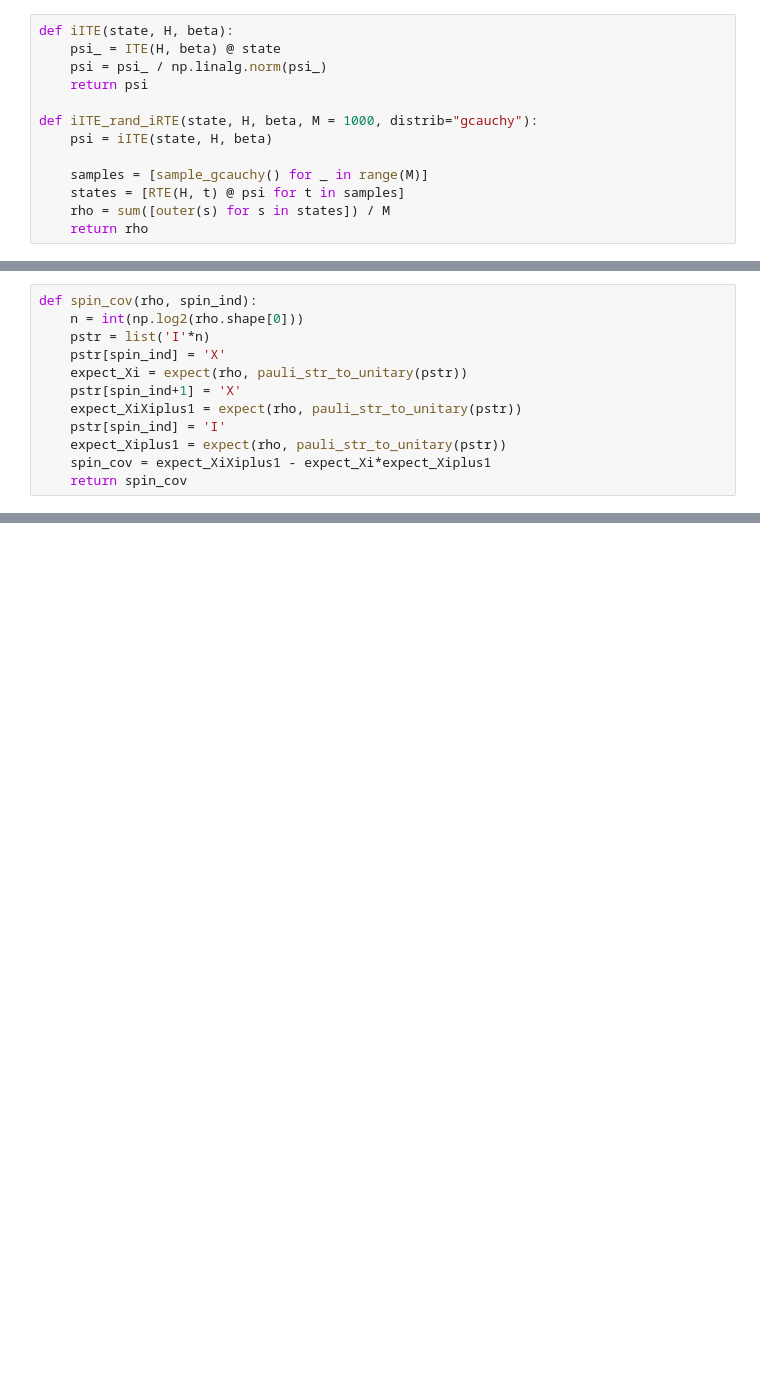
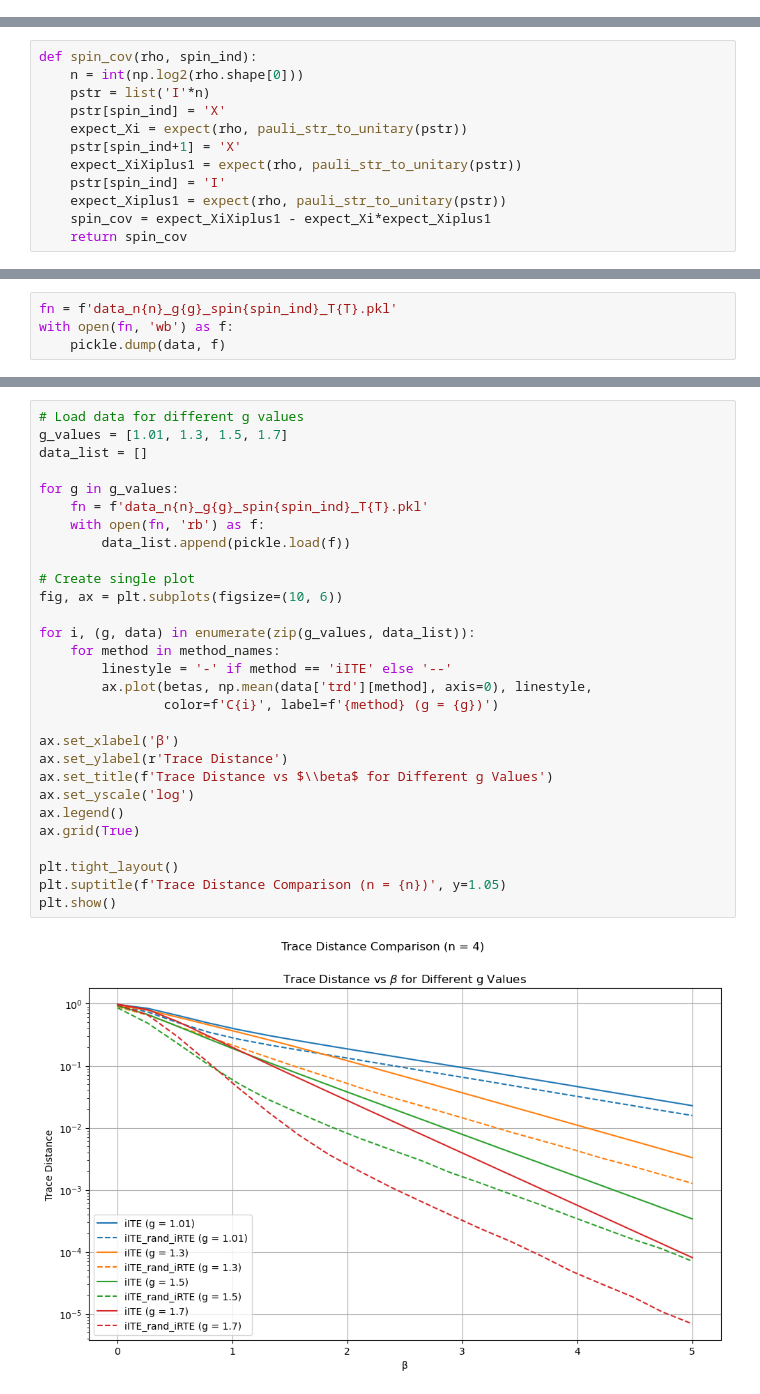
Before and after one commit to arulandu/rcite, a Jupyter notebook: main.ipynb, the cells around one changed output, grey strips where cells are left out. Saved outputs shown, nothing was run; the diff lists cells and outputs as text; blank space fills up the shorter version.

```diff
--- a/main.ipynb
+++ b/main.ipynb
@@ -98,13 +95,0 @@ plt.show()
-# %%
-def iITE(state, H, beta):
-    psi_ = ITE(H, beta) @ state
-    psi = psi_ / np.linalg.norm(psi_)
-    return psi
-
-def iITE_rand_iRTE(state, H, beta, M = 1000, distrib="gcauchy"):
-    psi = iITE(state, H, beta)
-
-    samples = [sample_gcauchy() for _ in range(M)]
-    states = [RTE(H, t) @ psi for t in samples]
-    rho = sum([outer(s) for s in states]) / M
-    return rho
@@ -150 +240,5 @@ for mi, m in enumerate(methods):
+# %%
+fn = f'data_n{n}_g{g}_spin{spin_ind}_T{T}.pkl'
+with open(fn, 'wb') as f:
+    pickle.dump(data, f)
 # %%
@@ -186,0 +313,31 @@ plt.show()
+# %%
+# Load data for different g values
+g_values = [1.01, 1.3, 1.5, 1.7]
+data_list = []
+
+for g in g_values:
+    fn = f'data_n{n}_g{g}_spin{spin_ind}_T{T}.pkl'
+    with open(fn, 'rb') as f:
+        data_list.append(pickle.load(f))
+
+# Create single plot
+fig, ax = plt.subplots(figsize=(10, 6))
+
+for i, (g, data) in enumerate(zip(g_values, data_list)):
+    for method in method_names:
+        linestyle = '-' if method == 'iITE' else '--'
+        ax.plot(betas, np.mean(data['trd'][method], axis=0), linestyle,
+                color=f'C{i}', label=f'{method} (g = {g})')
+
+ax.set_xlabel('β')
+ax.set_ylabel(r'Trace Distance')
+ax.set_title(f'Trace Distance vs $\\beta$ for Different g Values')
+ax.set_yscale('log')
+ax.legend()
+ax.grid(True)
+
+plt.tight_layout()
+plt.suptitle(f'Trace Distance Comparison (n = {n})', y=1.05)
+plt.show()
+# %% [output]
+[figure, added]
```
Also changed, not shown: parts of 9 cells of this notebook, 4 other files.
